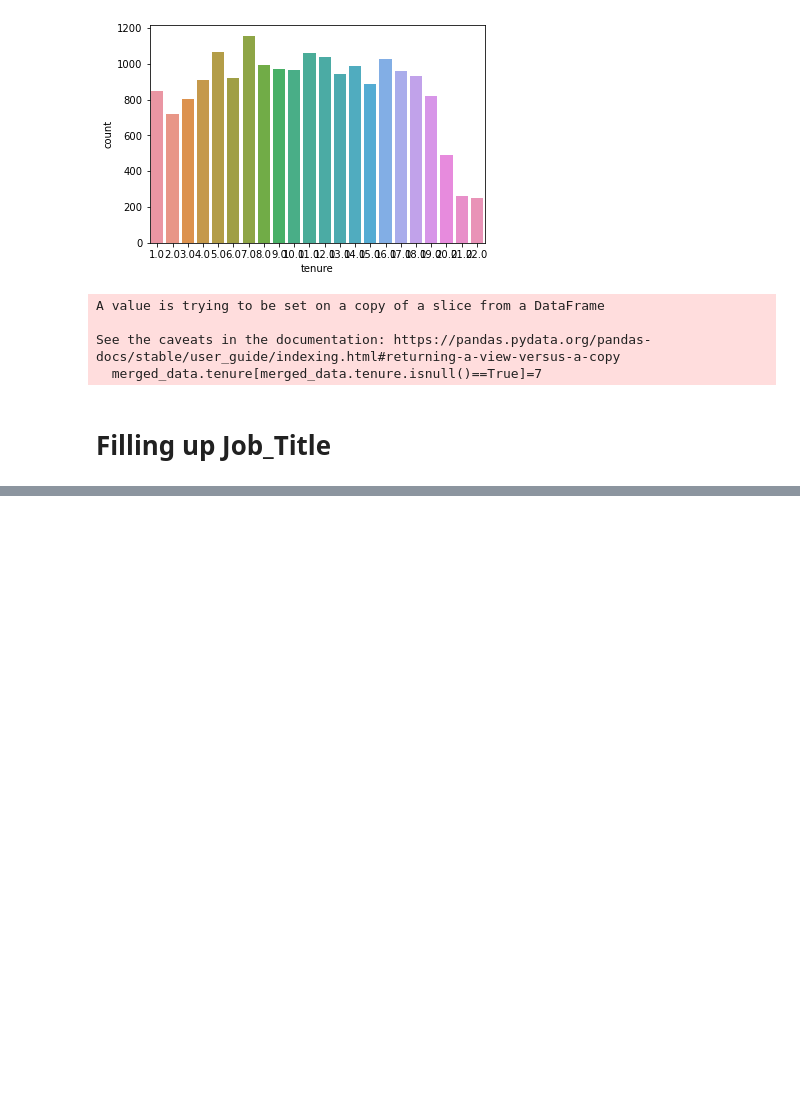
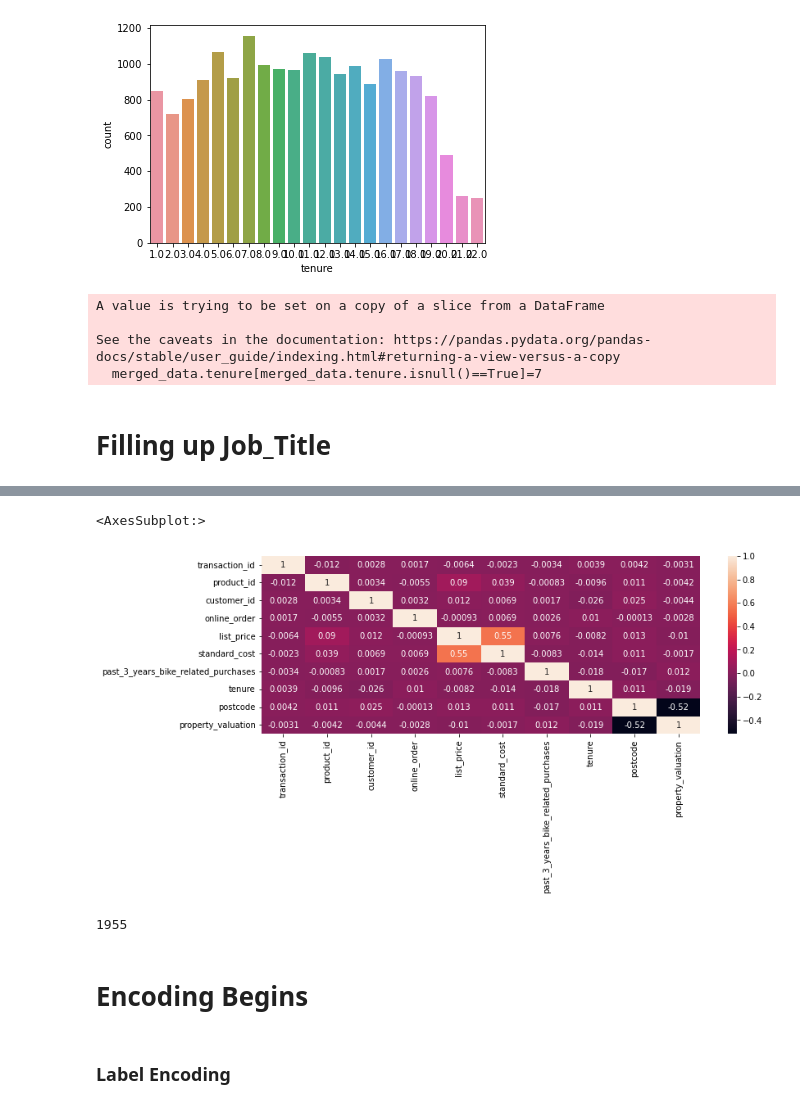
Before and after one commit to abhinay-bandooni/KPMG-Virtual-Internship, a Jupyter notebook: KPMG Virtual Internship.ipynb, the cells around one changed output, grey strips where cells are left out. Cells and saved outputs as stored; diff of their text form; code cells hidden in the pictures; blank space fills up the shorter version.

```diff
--- a/KPMG Virtual Internship.ipynb
+++ b/KPMG Virtual Internship.ipynb
@@ -721,7 +562,0 @@ def from_excel_ordinal(ordinal: float, _epoch0=datetime(1899, 12, 31)) -> dateti
-# %%
-from datetime import datetime
-excel_date = 33259
-dt = datetime.fromordinal(datetime(1900, 1, 1).toordinal() + excel_date - 2)
-tt = dt.timetuple()
-print(dt)
-print(tt)
@@ -735,8 +562,0 @@ dt.strftime("%x")
-# %%
-from datetime import datetime
-
-for date in merged_data.product_first_sold_date:
-    dt = datetime.fromordinal(datetime(1900, 1, 1).toordinal() + excel_date - 2)
-    tt = dt.timetuple()
-print(dt)
-print(tt)
@@ -825,0 +750,16 @@ memory usage: 4.3+ MB
+# %%
+plt.figure(figsize=(12,4))
+sns.heatmap(merged_data.corr(), annot=True)
+# %% [output]
+<AxesSubplot:>
+[figure, added]
+# %%
+#merged_data.DOB[0].month_name()
+#type(merged_data.DOB[0])
+merged_data.DOB[0].year
+# %% [output]
+1955
+# %% [markdown]
+# Encoding Begins
+# %% [markdown]
+### Label Encoding
```
Also changed, not shown: parts of 104 cells of this notebook.
